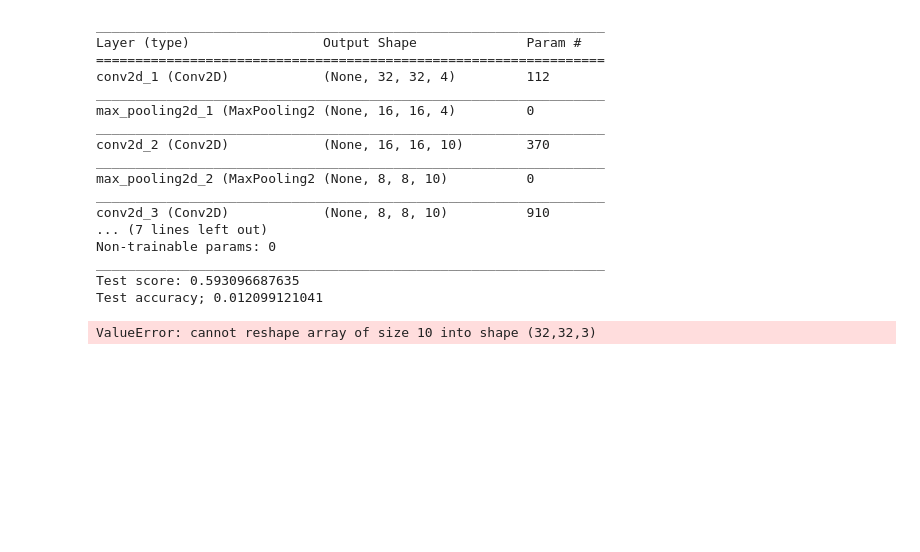
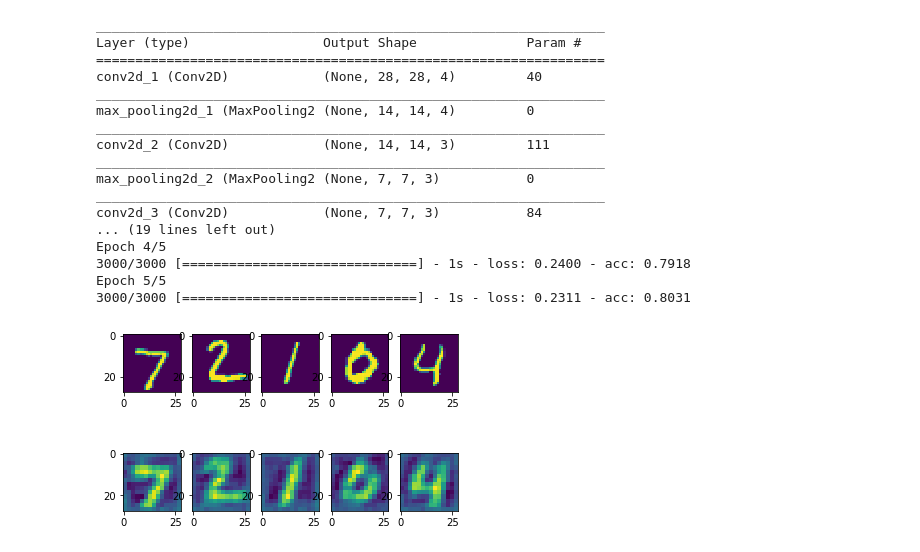
Before and after one commit to tim72117/machine-learning, a Jupyter notebook: Untitled.ipynb, the cells around one changed output. Cells and saved outputs as stored; diff of their text form; code cells hidden in the pictures; blank space fills up the shorter version.

```diff
--- a/Untitled.ipynb
+++ b/Untitled.ipynb
@@ -19,8 +26,10 @@ import tensorflow as tf
 import matplotlib.pyplot as plt
 
 nb_classes = 10
+color = 1
+pixels = 28
 
-(X_train, y_train), (X_test, y_test) = cifar10.load_data()
+(X_train, y_train), (X_test, y_test) = mnist.load_data()
 
 # plt.imshow(X_train[0])
 # plt.show()
@@ -30,8 +39,8 @@ X_test = X_test[0:6000]
 y_train = y_train[0:3000]
 y_test = y_test[0:6000]
 
-X_train = X_train.reshape(X_train.shape[0], X_train.shape[1], X_train.shape[2], 3)
-X_test = X_test.reshape(X_test.shape[0], X_test.shape[1], X_test.shape[2], 3)
+X_train = X_train.reshape(X_train.shape[0], X_train.shape[1], X_train.shape[2], color)
+X_test = X_test.reshape(X_test.shape[0], X_test.shape[1], X_test.shape[2], color)
 
 # rescale
 
@@ -53,13 +62,13 @@ with g1.as_default():
     KTF.set_learning_phase(1)
 
     model = Sequential()
-    model.add(keras.layers.convolutional.Conv2D(4, (3, 3), input_shape = (32, 32, 3), padding='same'))
+    model.add(keras.layers.convolutional.Conv2D(4, (3, 3), input_shape = (pixels, pixels, color), padding='same'))
     model.add(keras.layers.pooling.MaxPooling2D(pool_size=(2, 2)))
-    model.add(keras.layers.convolutional.Conv2D(10, (3, 3), padding='same'))
+    model.add(keras.layers.convolutional.Conv2D(3, (3, 3), padding='same'))
     model.add(keras.layers.pooling.MaxPooling2D(pool_size=(2, 2)))
-    model.add(keras.layers.convolutional.Conv2D(10, (3, 3), padding='same'))
-    model.add(keras.layers.core.Flatten())
-    model.add(Dense(10, activation='sigmoid', kernel_initializer='normal',name='dense1'))
+    model.add(keras.layers.convolutional.Conv2D(3, (3, 3), padding='same'))
+#     model.add(keras.layers.core.Flatten())
+#     model.add(Dense(10, activation='sigmoid', kernel_initializer='normal',name='dense1'))
 #     model.add(keras.layers.core.Reshape((32, 32, 3)))
 #     model.add(Activation('relu', name='relu1'))
 #     model.add(Dropout(0.5, name='dropout1'))
@@ -67,58 +76,58 @@ with g1.as_default():
 #     model.add(Dense(10, activation='relu', kernel_initializer='normal', name='dense2'))
 #     model.add(Dense(8*8*3, activation='sigmoid', kernel_initializer='normal', name='dense3'))
 #     model.add(keras.layers.core.Reshape((8, 8, 3)))
-#     model.add(keras.layers.convolutional.Conv2D(3, (3, 3), padding='same'))
-#     model.add(keras.layers.convolutional.UpSampling2D((2, 2)))
-#     model.add(keras.layers.convolutional.Conv2D(3, (3, 3), padding='same'))
-#     model.add(keras.layers.convolutional.UpSampling2D((2, 2)))
+    model.add(keras.layers.convolutional.Conv2D(3, (3, 3), padding='same'))
+    model.add(keras.layers.convolutional.UpSampling2D((2, 2)))
+    model.add(keras.layers.convolutional.Conv2D(color, (3, 3), padding='same'))
+    model.add(keras.layers.convolutional.UpSampling2D((2, 2)))
 #     model.add(Dropout(0.5, name='dropout2'))
 #     model.add(Activation('softmax', name='softmax1'))
 
 #     model.add(Dense(16*16*3, activation='sigmoid', kernel_initializer='normal', name='dense4'))
 #     model.add(Dense(32*32*3, activation='sigmoid', kernel_initializer='normal', name='dense5'))
 #     model.add(keras.layers.core.Reshape((32, 32, 3)))
     model.summary()
 
 #     model.compile(loss='categorical_crossentropy', optimizer=keras.optimizers.Adam(lr=0.01), metrics=['accuracy'])
     model.compile(loss='binary_crossentropy', optimizer=keras.optimizers.Adam(lr=0.01), metrics=['accuracy'])
-#     history = model.fit(X_train, X_train, batch_size=10, epochs = 3, verbose=1)
+    history = model.fit(X_train, X_train, batch_size=30, epochs = 5, verbose=1)
 
 #     score = model.evaluate(X_test, X_test, verbose=0)
 
 #     model = model(inputs=X_test[0], outputs=a)
 #     model.predict(X_test)
 
-    print('Test score:', score[0])
-    print('Test accuracy;', score[1])
+#     print('Test score:', score[0])
+#     print('Test accuracy;', score[1])
 
     n = 5
     images = model.predict(X_test)
     for i in range(n):
         ax = plt.subplot(2, n, i + 1)
-        plt.imshow(X_test[i].reshape(32, 32, 3))
+        plt.imshow(X_test[i].reshape(pixels, pixels))
 
         ax = plt.subplot(2, n, i + 1 + n)
-        plt.imshow(images[i].reshape(32, 32, 3))
+        plt.imshow(images[i].reshape(pixels, pixels))
     plt.show()
 # %% [output]
 _________________________________________________________________
 Layer (type)                 Output Shape              Param #
 =================================================================
-conv2d_1 (Conv2D)            (None, 32, 32, 4)         112
+conv2d_1 (Conv2D)            (None, 28, 28, 4)         40
 _________________________________________________________________
-max_pooling2d_1 (MaxPooling2 (None, 16, 16, 4)         0
+max_pooling2d_1 (MaxPooling2 (None, 14, 14, 4)         0
 _________________________________________________________________
-conv2d_2 (Conv2D)            (None, 16, 16, 10)        370
+conv2d_2 (Conv2D)            (None, 14, 14, 3)         111
 _________________________________________________________________
-max_pooling2d_2 (MaxPooling2 (None, 8, 8, 10)          0
+max_pooling2d_2 (MaxPooling2 (None, 7, 7, 3)           0
 _________________________________________________________________
-conv2d_3 (Conv2D)            (None, 8, 8, 10)          910
-... (7 lines left out)
-Non-trainable params: 0
-_________________________________________________________________
-Test score: 0.593096687635
-Test accuracy; 0.012099121041
+conv2d_3 (Conv2D)            (None, 7, 7, 3)           84
+... (19 lines left out)
+Epoch 4/5
+3000/3000 [==============================] - 1s - loss: 0.2400 - acc: 0.7918
+Epoch 5/5
+3000/3000 [==============================] - 1s - loss: 0.2311 - acc: 0.8031
-ValueError: cannot reshape array of size 10 into shape (32,32,3)
+[figure, added]
 # %%
 with tf.Graph().as_default():
 
```
Also changed, not shown: parts of 3 cells of this notebook.
